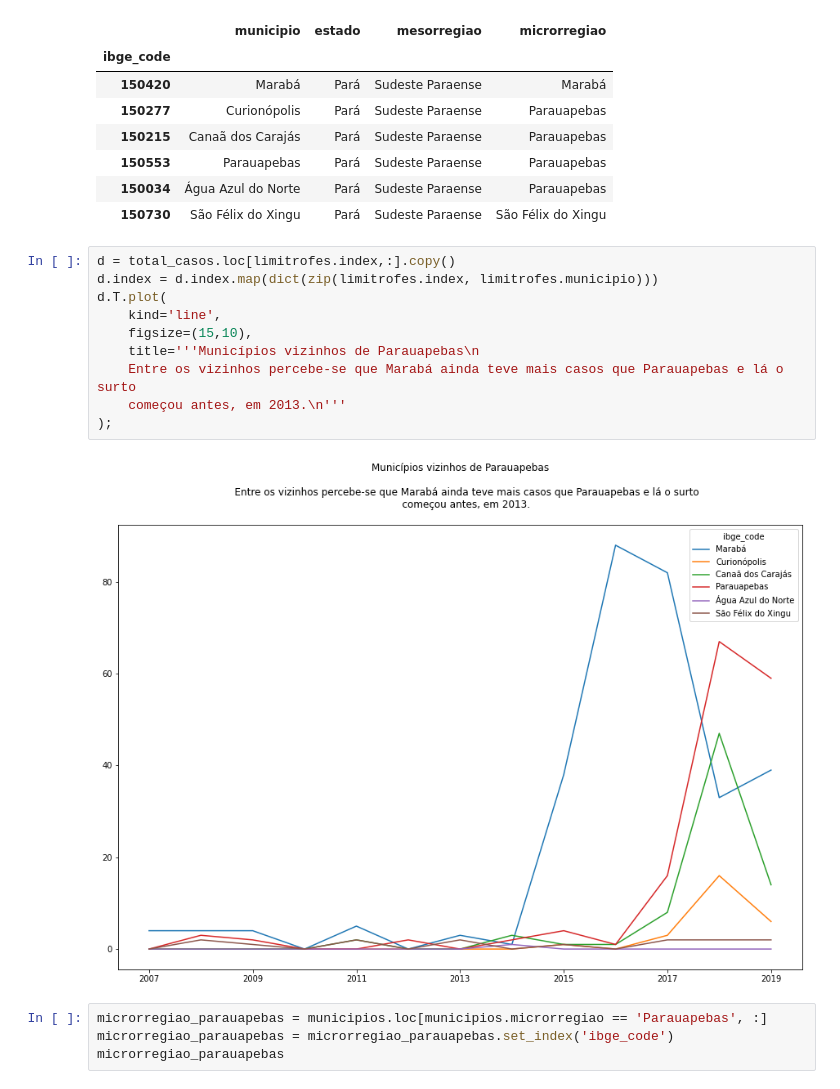
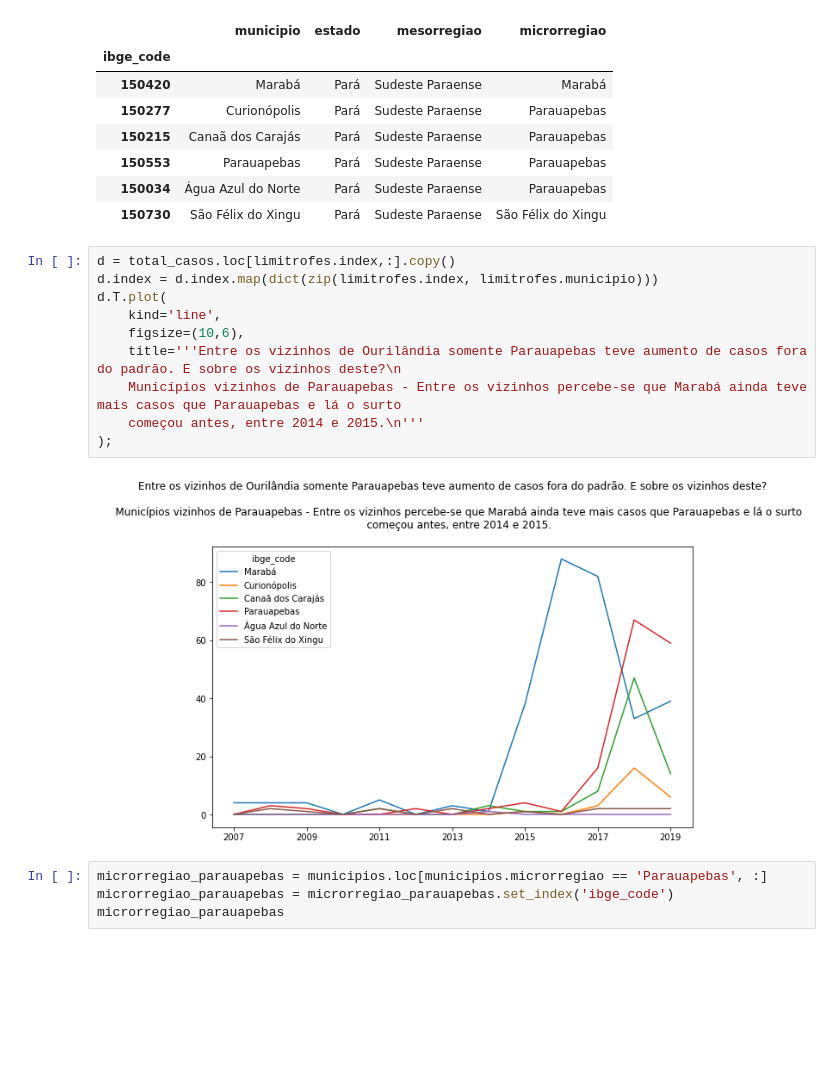
Before and after one commit to FlaviaLopes/leishmaniose, a Jupyter notebook: notebooks/visualizacao_incidencia.ipynb, the cells around one changed output. Cells and saved outputs as stored; diff of their text form; blank space fills up the shorter version.

```diff
--- a/notebooks/visualizacao_incidencia.ipynb
+++ b/notebooks/visualizacao_incidencia.ipynb
@@ -94,15 +196,15 @@ limitrofes
 # %%
 d = total_casos.loc[limitrofes.index,:].copy()
 d.index = d.index.map(dict(zip(limitrofes.index, limitrofes.municipio)))
 d.T.plot(
     kind='line',
-    figsize=(15,10),
-    title='''Municípios vizinhos de Parauapebas\n
-    Entre os vizinhos percebe-se que Marabá ainda teve mais casos que Parauapebas e lá o surto
-    começou antes, em 2013.\n'''
+    figsize=(10,6),
+    title='''Entre os vizinhos de Ourilândia somente Parauapebas teve aumento de casos fora do padrão. E sobre os vizinhos deste?\n
+    Municípios vizinhos de Parauapebas - Entre os vizinhos percebe-se que Marabá ainda teve mais casos que Parauapebas e lá o surto
+    começou antes, entre 2014 e 2015.\n'''
 );
 # %% [output]
-[figure, old version]
+[figure, new version]
 # %%
 microrregiao_parauapebas = municipios.loc[municipios.microrregiao == 'Parauapebas', :]
 microrregiao_parauapebas = microrregiao_parauapebas.set_index('ibge_code')
```
Also changed, not shown: parts of 14 cells of this notebook, 1 other file.
